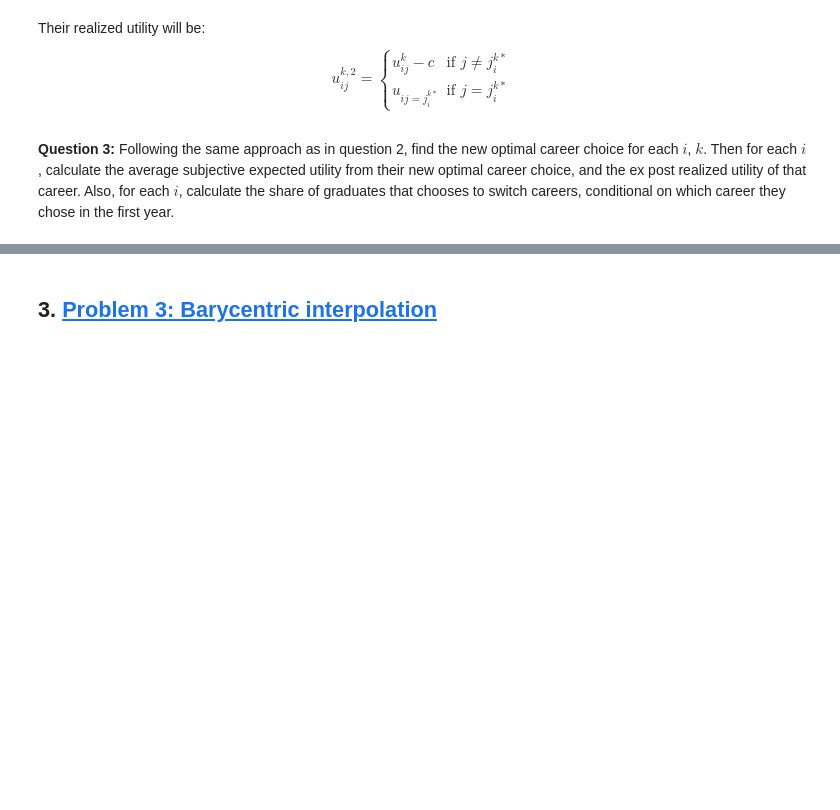
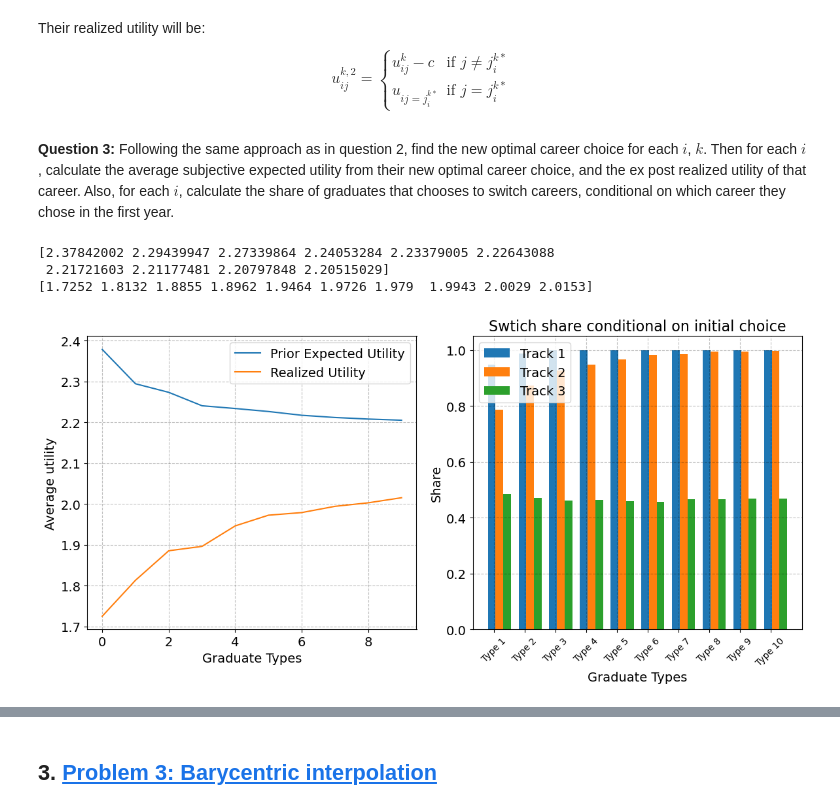
Before and after one commit to NumEconCopenhagen/projects-2024-mikkel-thomas, a Jupyter notebook: examproject/exam_2024 thje.ipynb, the cells around one changed output, grey strips where cells are left out. Saved outputs shown, nothing was run; the diff lists cells and outputs as text; code cells hidden in the pictures; blank space fills up the shorter version.

```diff
--- a/examproject/exam_2024 thje.ipynb
+++ b/examproject/exam_2024 thje.ipynb
@@ -424,0 +448,51 @@ u_ij_prior, u_ij_real, j_star = carrer_choice(par)
+# %%
+print(u_ij_prior_avg_y2_mean)
+print(u_ij_real_avg_y2_mean)
+# %% [output]
+[2.37842002 2.29439947 2.27339864 2.24053284 2.23379005 2.22643088
+ 2.21721603 2.21177481 2.20797848 2.20515029]
+[1.7252 1.8132 1.8855 1.8962 1.9464 1.9726 1.979  1.9943 2.0029 2.0153]
+# %%
+difference_matrix = np.where(j_star_avg_y2 != j_star_avg, 1, 0)
+
+# Example of applying a mask to calculate conditional expected utilities
+conditional_switch_share = np.zeros((par.N, par.J))
+
+for i in range(par.N):
+    for j in range(par.J):
+        # Create a mask for when the career choice j is selected
+        mask = j_star_avg[i,:] == j
+        # Apply the mask to u_ij_real_avg and calculate the mean for the selected career choice
+        conditional_switch_share[i,j] = np.mean(difference_matrix[i, mask])
+# %%
+fig = plt.figure(figsize=(12,6))
+ax = fig.add_subplot(1,2,1)
+ax.plot(u_ij_prior_avg_y2_mean, label='Prior Expected Utility')
+ax.plot(u_ij_real_avg_y2_mean, label='Realized Utility')
+ax.legend()
+ax.set_xlabel('Graduate Types', fontsize=14)
+ax.set_ylabel('Average utility', fontsize=14)
+
+ax3 = fig.add_subplot(1,2,2)
+
+# Adding labels and title
+ax3.set_xlabel('Graduate Types', fontsize=14)
+bar_width = 0.25
+for j in range(par.J):
+    # Plotting each career track
+    ax3.bar(indices + j*bar_width, conditional_switch_share[:, j], width=bar_width, label=career_tracks[j])
+
+# Adding labels and title
+ax3.set_xlabel('Graduate Types', fontsize=14)
+ax3.set_ylabel('Share', fontsize=14)
+ax3.set_title('Swtich share conditional on initial choice', fontsize=16)
+
+# Adding ticks and customizing tick labels to show graduate types
+ax3.set_xticks(indices + bar_width / par.J)
+ax3.set_xticklabels(graduate_types, fontsize=10, rotation=45)
+ax3.legend()
+# Show plot
+plt.tight_layout()
+plt.show()
+# %% [output]
+[figure, added]
```
Also changed, not shown: parts of 8 cells of this notebook, 1 other file.
